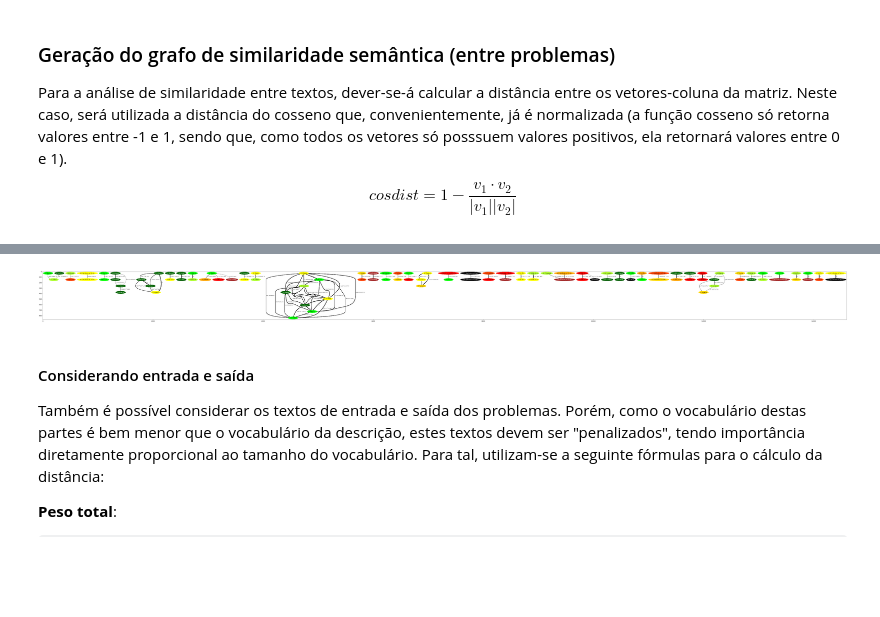
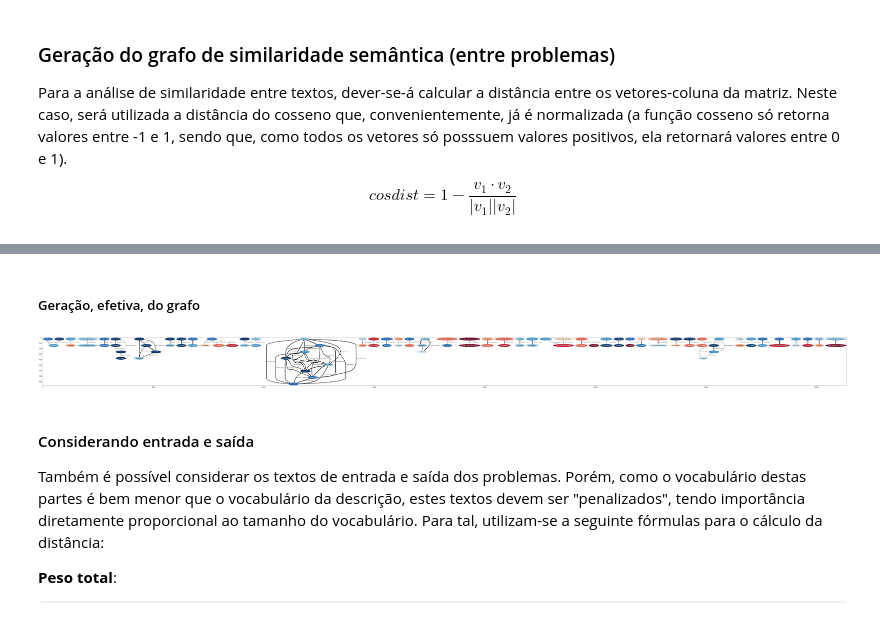
Before and after one commit to mauromascarenhas/PGC_UFABC, a Jupyter notebook: Modeling/Geração do grafo de co-ocorrência - PLN.ipynb, the cells around one changed output, grey strips where cells are left out. Saved outputs shown, nothing was run; the diff lists cells and outputs as text; code cells hidden in the pictures; some formulas as TeX source; blank space fills up the shorter version.

```diff
--- a/Modeling/Geração do grafo de co-ocorrência - PLN.ipynb
+++ b/Modeling/Geração do grafo de co-ocorrência - PLN.ipynb
@@ -334,56 +349,69 @@ Para a análise de similaridade entre textos, dever-se-á calcular a distância
+# %%
+for key in added_problem:
+    added_problem[key].sort(key = operator.itemgetter(1))
+# %% [markdown]
+##### Geração, efetiva, do grafo
 # %%
 # Retorna a cor do vértice (e do texto) de acordo com a dificuldade
+# As cores foram definidas de acordo com o esquema divergente de cores disponível em
+#      -> http://colorbrewer2.org/#type=diverging&scheme=RdBu&n=10
+# Foi certificado de que o esquema escolhido era seguro para pessoas com daltonia
+
 def vertex_colour(problem):
     colours = {
-        1 : ("darkgreen", "white"),
-        2 : ("green", "black"),
-        3 : ("greenyellow", "black"),
-        4 : ("yellow", "black"),
-        5 : ("gold", "black"),
-        6 : ("orange", "black"),
-        7 : ("orangered", "black"),
-        8 : ("red", "black"),
-        9 : ("brown", "white"),
-        10 : ("black", "white")
+        1 : ('#053061', "white"),
+        2 : ('#2166AC', "white"),
+        3 : ('#4393C3', "white"),
+        4 : ('#92C5DE', "black"),
+        5 : ('#D1E5F0', "black"),
+        6 : ('#FDDBC7', "black"),
+        7 : ('#F4A582', "black"),
+        8 : ('#D6604D', "white"),
+        9 : ('#B2182B', "white"),
+        10 : ('#67001F', "white")
     }
     return colours.get(rawDataDF["level"].loc[int(problem)], ("gray", "black"))
 
-# Calcula a distância do cosseno entre os problemas
-# Quanto mais próximo de 1 (pela função da biblioteca), mais distantes estão entre si
+added_edges = list()
+added_vertex = list()
 
-added_vertex = []
 # A seguinte linha já vem do passo anterior
 # problems_i = problem_document_term_mat.columns
 graph_path = "%s%s_%s" % (GRAPHS_OUTPUT_DIR, LANG_SLUG, "problems_co-ocurrence_problems_graph.gv")
 graph = graphviz.Graph(name = "Co-ocurrence graph (problems)", filename = graph_path, format = "png",
                       node_attr = {'style' : 'filled'})
 
 # A relação só é adicionada ao grafo se possuir mais de 70% de semelhança
+for key in added_problem:
+    for rel in added_problem[key]:
+        if rel[1] >= 0.3:
+            break
 
-for index_n, problem_i in enumerate(problems_i):
-    for s_problem_i in problems_i[index_n + 1 : len(problems_i) - 1]:
-        dist = distance.cosine(problem_document_term_dict[problem_i], problem_document_term_dict[s_problem_i])
-        if dist < 0.3 :
-            if problem_i not in added_vertex:
-                v_colours = vertex_colour(problem_i)
-                graph.node(problem_i,
-                           label = "%s [%s]" % (problem_i, rawDataDF["category"].loc[int(problem_i)]),
-                           _attributes = {'fillcolor' : v_colours[0], 'color' : v_colours[0], 'fontcolor' : v_colours[1]})
-                added_vertex.append(problem_i)
-            if s_problem_i not in added_vertex:
-                v_colours = vertex_colour(s_problem_i)
-                graph.node(s_problem_i,
-                           label = "%s [%s]" % (s_problem_i, rawDataDF["category"].loc[int(s_problem_i)]),
-                           _attributes = {'fillcolor' : v_colours[0], 'color' : v_colours[0], 'fontcolor' : v_colours[1]})
-                added_vertex.append(s_problem_i)
-            graph.edge(problem_i, s_problem_i, label = str(dist),
-                       _attributes = {'style' : "setlinewidth(%f)" % (6 - dist * 16.66666), 'weight' : str(int(6 - dist * 16.66666))})
+        if (rel[0], key) not in added_edges:
+            added_edges.append((key, rel[0]))
+            if key not in added_vertex:
+                v_colours = vertex_colour(key)
+                graph.node(key,
+                               label = "%s [%s]" % (key, rawDataDF["category"].loc[int(key)]),
+                               _attributes = {'fillcolor' : v_colours[0], 'color' : v_colours[0], 'fontcolor' : v_colours[1]})
+                added_vertex.append(key)
+            if rel[0] not in added_vertex:
+                v_colours = vertex_colour(rel[0])
+                graph.node(rel[0],
+                               label = "%s [%s]" % (rel[0], rawDataDF["category"].loc[int(rel[0])]),
+                               _attributes = {'fillcolor' : v_colours[0], 'color' : v_colours[0], 'fontcolor' : v_colours[1]})
+                added_vertex.append(rel[0])
+
+            graph.edge(key, rel[0], label = str(rel[1]),
+                       _attributes = {'style' : "setlinewidth(%f)" % (6 - rel[1] * 16.66666), 'weight' : str(int(6 - rel[1] * 16.66666))})
+
+
 
 plt.figure(figsize=(100,100))
 plt.imshow(mpimg.imread(graph.render()))
 plt.show()
 # %% [output]
-[figure, old version]
+[figure, new version]
 # %% [markdown]
 #### Considerando entrada e saída
 
```
Also changed, not shown: parts of 22 cells of this notebook, 8 other files.
